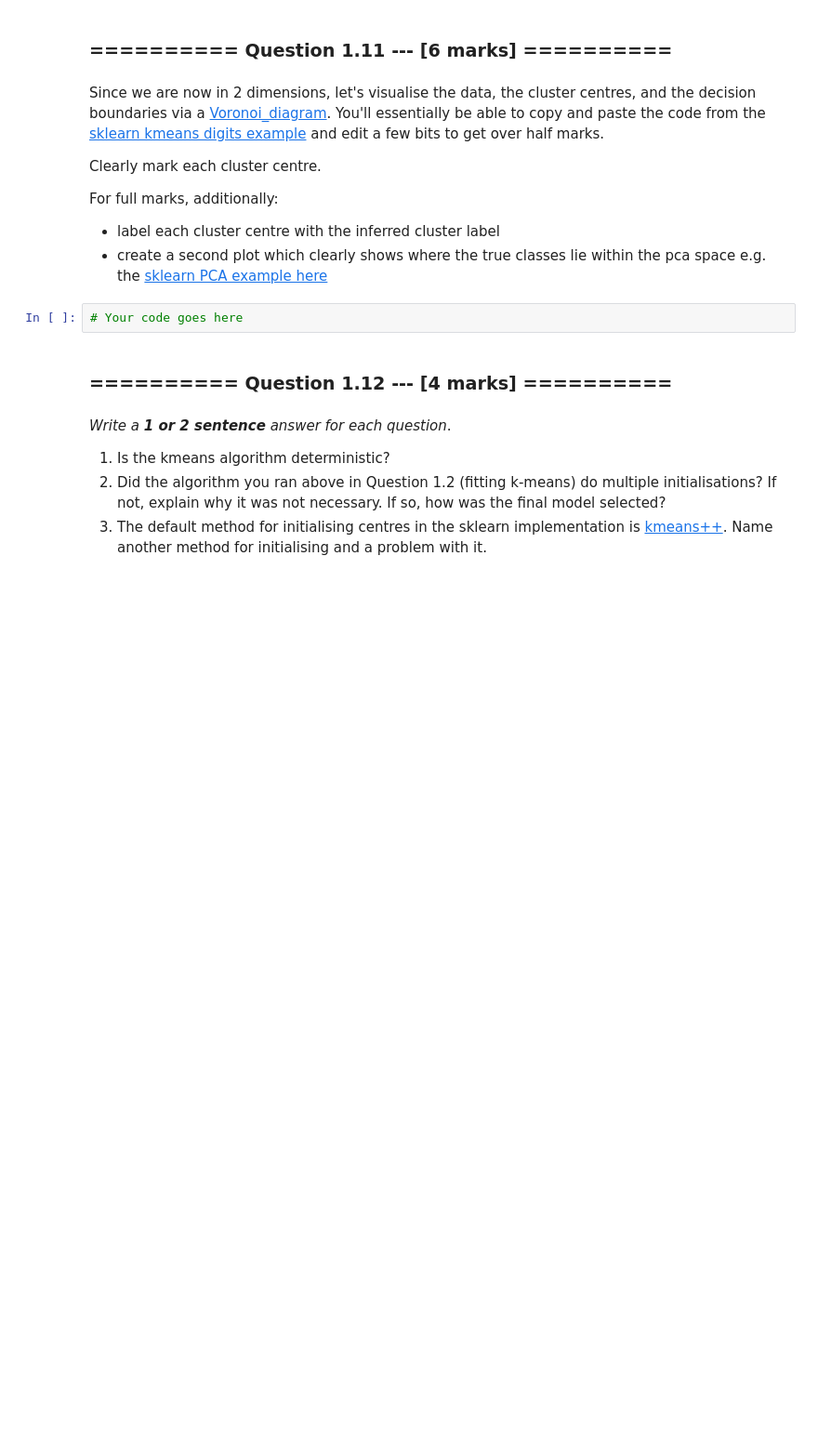
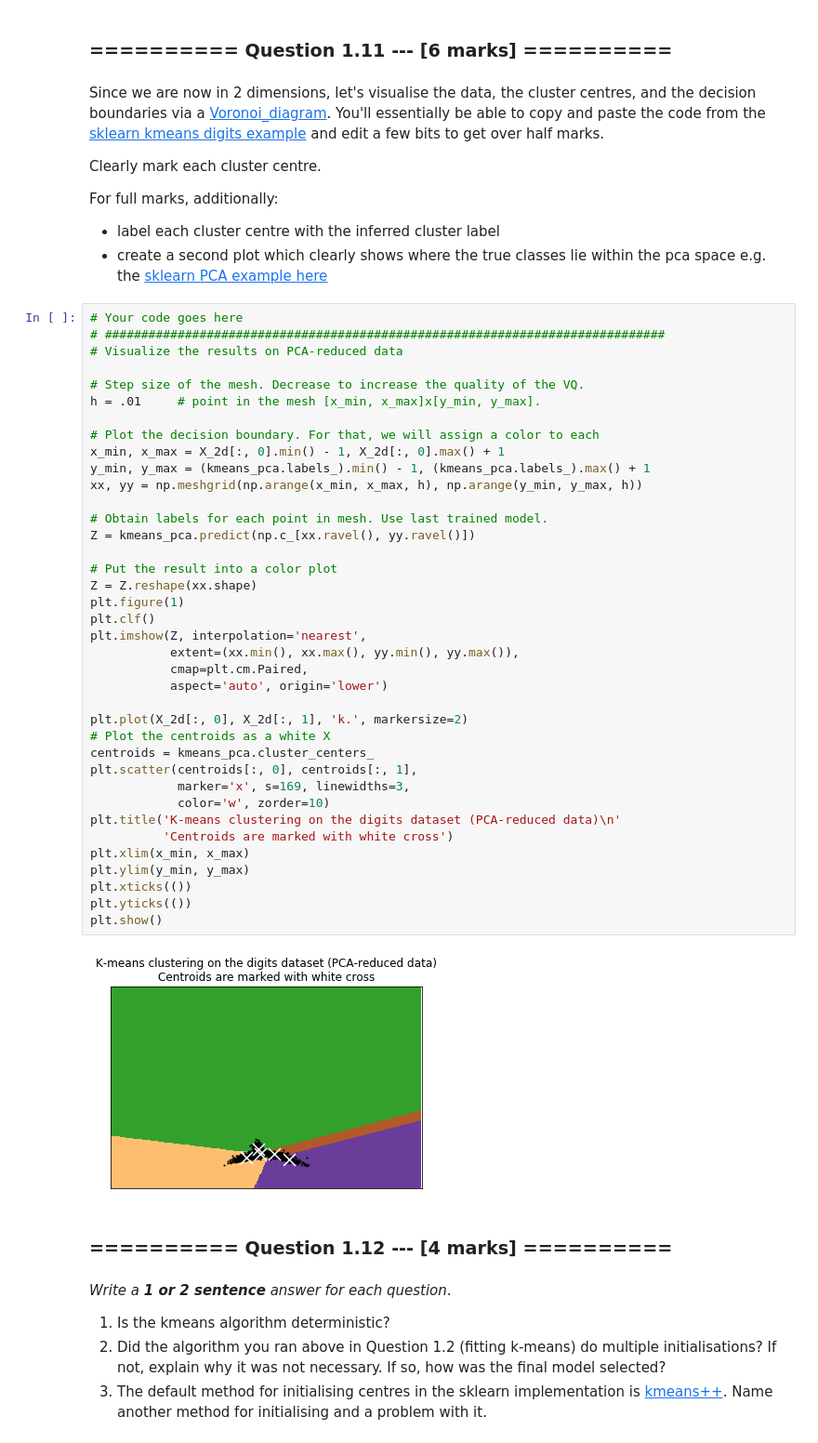
Before and after one commit to ShootingSpace/Machine-learning-practical-with-scikit-learn, a Jupyter notebook: 09_Assignment_4.ipynb, the cells around one changed output. Shown at 93% size. Saved outputs shown, nothing was run; the diff lists cells and outputs as text; blank space fills up the shorter version.

```diff
--- a/09_Assignment_4.ipynb
+++ b/09_Assignment_4.ipynb
@@ -391,8 +454,46 @@ Clearly mark each cluster centre.
 For full marks, additionally:
 * label each cluster centre with the inferred cluster label
 * create a second plot which clearly shows where the true classes lie within the pca space e.g. the [sklearn PCA example here](http://scikit-learn.org/stable/auto_examples/decomposition/plot_pca_vs_lda.html)
-# %%
-# Your code goes here
+# %%
+# Your code goes here
+# #############################################################################
+# Visualize the results on PCA-reduced data
+
+# Step size of the mesh. Decrease to increase the quality of the VQ.
+h = .01     # point in the mesh [x_min, x_max]x[y_min, y_max].
+
+# Plot the decision boundary. For that, we will assign a color to each
+x_min, x_max = X_2d[:, 0].min() - 1, X_2d[:, 0].max() + 1
+y_min, y_max = (kmeans_pca.labels_).min() - 1, (kmeans_pca.labels_).max() + 1
+xx, yy = np.meshgrid(np.arange(x_min, x_max, h), np.arange(y_min, y_max, h))
+
+# Obtain labels for each point in mesh. Use last trained model.
+Z = kmeans_pca.predict(np.c_[xx.ravel(), yy.ravel()])
+
+# Put the result into a color plot
+Z = Z.reshape(xx.shape)
+plt.figure(1)
+plt.clf()
+plt.imshow(Z, interpolation='nearest',
+           extent=(xx.min(), xx.max(), yy.min(), yy.max()),
+           cmap=plt.cm.Paired,
+           aspect='auto', origin='lower')
+
+plt.plot(X_2d[:, 0], X_2d[:, 1], 'k.', markersize=2)
+# Plot the centroids as a white X
+centroids = kmeans_pca.cluster_centers_
+plt.scatter(centroids[:, 0], centroids[:, 1],
+            marker='x', s=169, linewidths=3,
+            color='w', zorder=10)
+plt.title('K-means clustering on the digits dataset (PCA-reduced data)\n'
+          'Centroids are marked with white cross')
+plt.xlim(x_min, x_max)
+plt.ylim(y_min, y_max)
+plt.xticks(())
+plt.yticks(())
+plt.show()
+# %% [output]
+[figure, added]
 # %% [markdown]
 ### ========== Question 1.12 --- [4 marks] ==========
 # %% [markdown]
```
Also changed, not shown: parts of 16 cells of this notebook.
